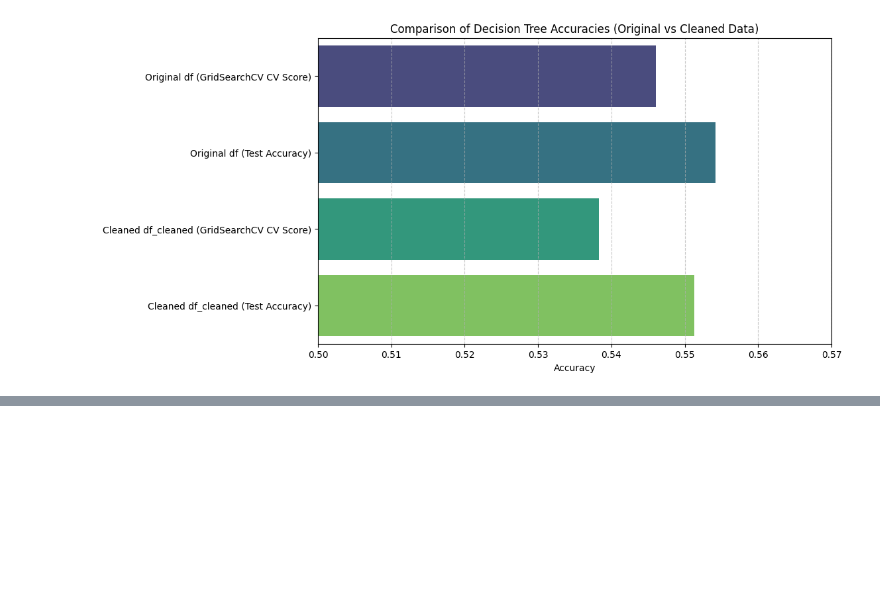
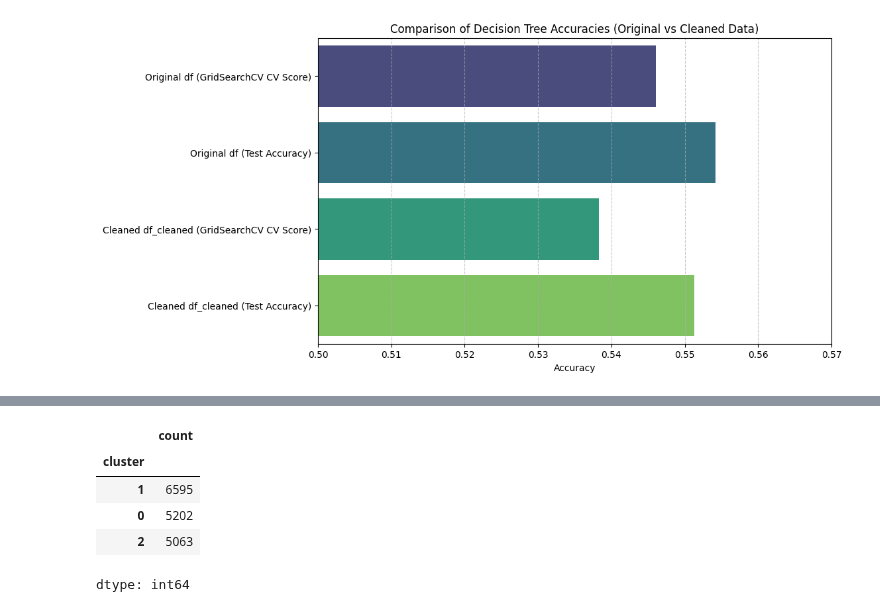
Before and after one commit to sbogde/pandamonium, a Jupyter notebook: dmi_fifa_21.ipynb, the cells around one changed output, grey strips where cells are left out. Saved outputs shown, nothing was run; the diff lists cells and outputs as text; code cells hidden in the pictures; blank space fills up the shorter version.

```diff
--- a/dmi_fifa_21.ipynb
+++ b/dmi_fifa_21.ipynb
@@ -337,0 +377,17 @@ Dataset shape: (18944, 106)
+# %%
+# Apply KMeans with chosen number of clusters
+# After inspecting the Elbow plot, we'll select k=3 (following the football clustering article)
+
+optimal_k = 3
+kmeans_final = KMeans(n_clusters=optimal_k, random_state=42)
+df_cleaned['cluster'] = kmeans_final.fit_predict(X_cluster_scaled)
+
+# Quick check of cluster distribution
+df_cleaned['cluster'].value_counts()
+# %% [output]
+|  | count |
+| cluster |  |
+| 1 | 6595 |
+| 0 | 5202 |
+| 2 | 5063 |
+dtype: int64
```
Also changed, not shown: parts of 4 cells of this notebook.
